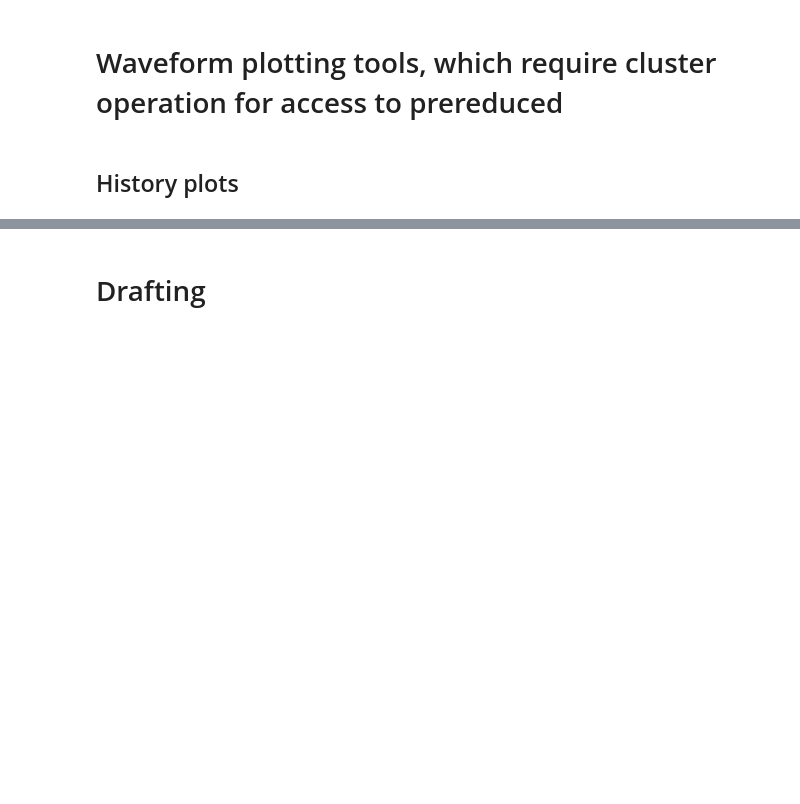
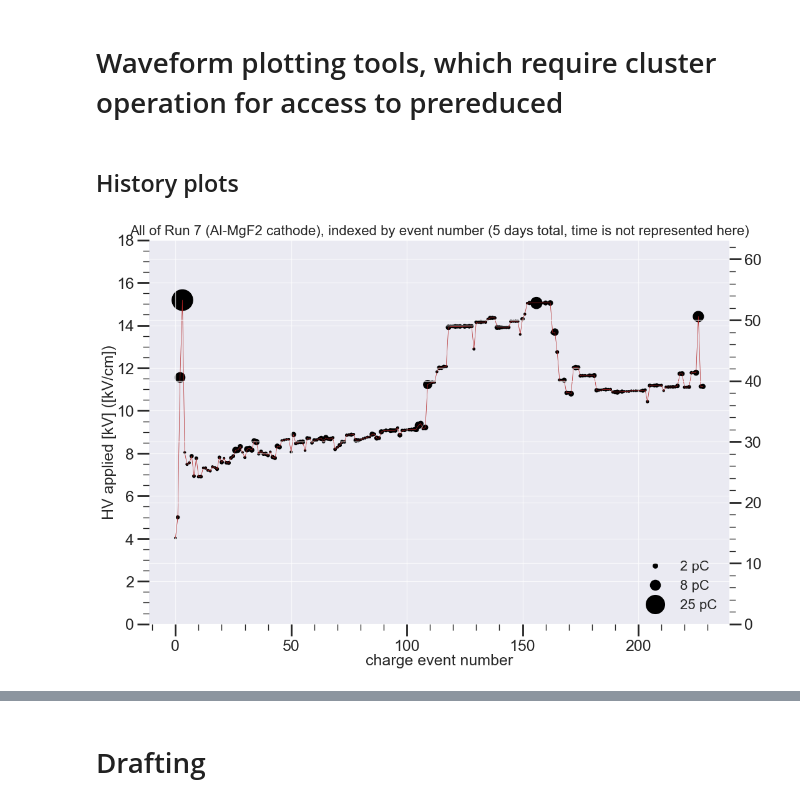
Before and after one commit to ejangelico/ad2-data-processing, a Jupyter notebook: notebooks/Analysis of run comparisons.ipynb, the cells around one changed output, grey strips where cells are left out. Drawn from its saved outputs; the diff is of its cells as text; code cells hidden in the pictures; blank space fills up the shorter version.

```diff
--- a/notebooks/Analysis of run comparisons.ipynb
+++ b/notebooks/Analysis of run comparisons.ipynb
@@ -227,5 +222,46 @@ for run, ana in anas.items():
     plt.show()
 # %% [markdown]
 ## History plots
+# %%
+from matplotlib.lines import Line2D
+d = anas[7].df
+fig, ax = plt.subplots()
+
+mask = (d["ch3 amp"] > 2) & (d["ch3 amp"] != None)
+d_ch = np.array(d[mask]["ch3 charge"])
+d_sec = np.array(d[mask]["ch3 seconds"])
+d_hv = np.array(d[mask]["ch3 hv"])
+d_E = np.array(d[mask]["ch3 field"])
+
+#recast time
+d_dt = [datetime.fromtimestamp(_) for _ in d_sec]
+
+ax.plot(range(len(d_hv)), d_hv, '-', color='firebrick', linewidth=0.5)
+ax.scatter(range(len(d_hv)), d_hv, s=list(np.array(d_ch)*20), color='k')
+ax.set_ylim([0, 18])
+
+ax2 = ax.twinx()
+E_f = lambda V:V/0.285
+ymin, ymax = ax.get_ylim()
+ax2.set_ylim(E_f(ymin), E_f(ymax))
+ax2.plot([], [])
+ax2.set_ylabel("Field in the gap [kV/cm]")
+
+# Define custom legend entries with markers
+legend_elements = [
+    Line2D([0], [0], marker='o', linewidth=0, color='k', markersize=np.sqrt(2*20), label='2 pC'),
+    Line2D([0], [0], marker='o', linewidth=0, color='k', markersize=np.sqrt(8*20), label='8 pC'),
+    Line2D([0], [0], marker='o', linewidth=0, color='k', markersize=np.sqrt(25*20), label='25 pC'),
+]
+
+# Add legend with custom legend entries
+ax.legend(handles=legend_elements, loc='lower right')
+
+ax.set_xlabel("charge event number")
+ax.set_ylabel("HV applied [kV] ([kV/cm])")
+ax.set_title("All of Run 7 (Al-MgF2 cathode), indexed by event number (5 days total, time is not represented here)")
+plt.show()
+# %% [output]
+[figure, added]
 # %%
 from matplotlib.lines import Line2D
```
Also changed, not shown: parts of 7 cells of this notebook, 6 other files.
